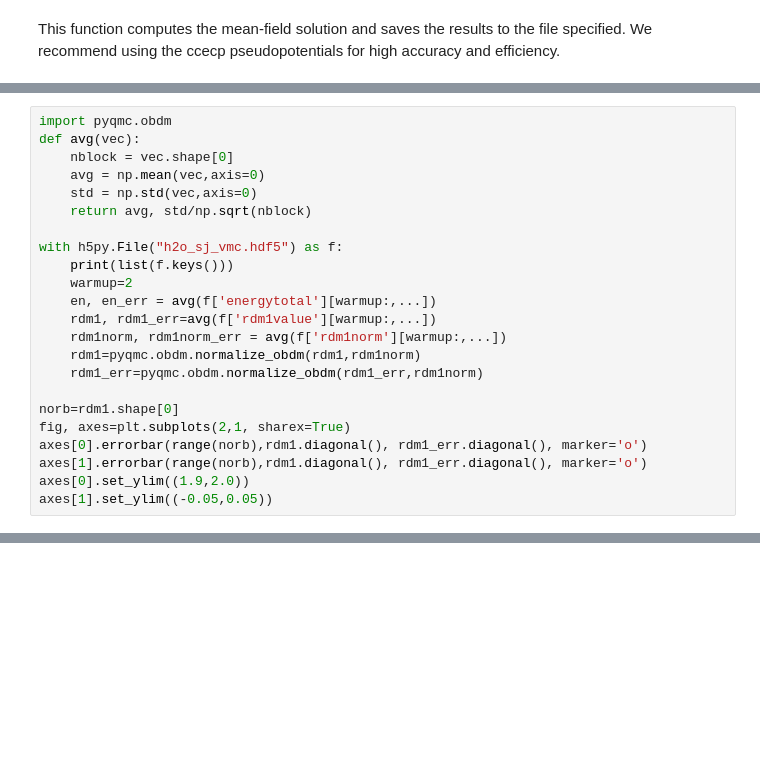
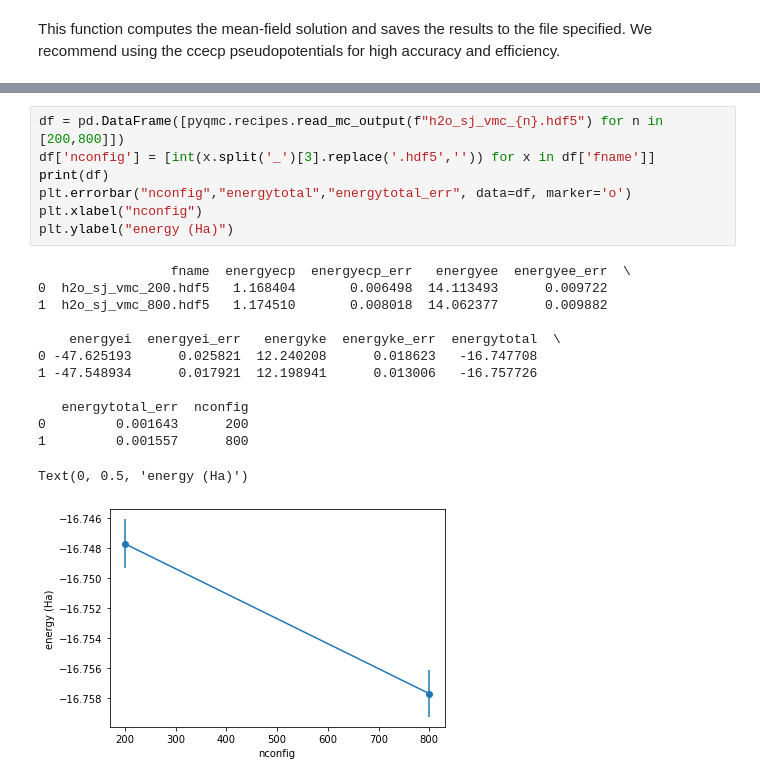
Before and after one commit to WagnerGroup/pyqmc, a Jupyter notebook: examples/tutorial.ipynb, the cells around one changed output, grey strips where cells are left out. Drawn from its saved outputs; the diff is of its cells as text; blank space fills up the shorter version.

```diff
--- a/examples/tutorial.ipynb
+++ b/examples/tutorial.ipynb
@@ -118,23 +84,0 @@ For the Hartree-Fock wave function, the occupations of the 1-RDM would be equal
-# %%
-import pyqmc.obdm
-def avg(vec):
-    nblock = vec.shape[0]
-    avg = np.mean(vec,axis=0)
-    std = np.std(vec,axis=0)
-    return avg, std/np.sqrt(nblock)
-
-with h5py.File("h2o_sj_vmc.hdf5") as f:
-    print(list(f.keys()))
-    warmup=2
-    en, en_err = avg(f['energytotal'][warmup:,...])
-    rdm1, rdm1_err=avg(f['rdm1value'][warmup:,...])
-    rdm1norm, rdm1norm_err = avg(f['rdm1norm'][warmup:,...])
-    rdm1=pyqmc.obdm.normalize_obdm(rdm1,rdm1norm)
-    rdm1_err=pyqmc.obdm.normalize_obdm(rdm1_err,rdm1norm)
-
-norb=rdm1.shape[0]
-fig, axes=plt.subplots(2,1, sharex=True)
-axes[0].errorbar(range(norb),rdm1.diagonal(), rdm1_err.diagonal(), marker='o')
-axes[1].errorbar(range(norb),rdm1.diagonal(), rdm1_err.diagonal(), marker='o')
-axes[0].set_ylim((1.9,2.0))
-axes[1].set_ylim((-0.05,0.05))
@@ -168,0 +85,21 @@ dict_keys(['atoms', 'data', 'origin'])
+# %%
+df = pd.DataFrame([pyqmc.recipes.read_mc_output(f"h2o_sj_vmc_{n}.hdf5") for n in [200,800]])
+df['nconfig'] = [int(x.split('_')[3].replace('.hdf5','')) for x in df['fname']]
+print(df)
+plt.errorbar("nconfig","energytotal","energytotal_err", data=df, marker='o')
+plt.xlabel("nconfig")
+plt.ylabel("energy (Ha)")
+# %% [output]
+                 fname  energyecp  energyecp_err   energyee  energyee_err  \
+0  h2o_sj_vmc_200.hdf5   1.168404       0.006498  14.113493      0.009722
+1  h2o_sj_vmc_800.hdf5   1.174510       0.008018  14.062377      0.009882
+
+    energyei  energyei_err   energyke  energyke_err  energytotal  \
+0 -47.625193      0.025821  12.240208      0.018623   -16.747708
+1 -47.548934      0.017921  12.198941      0.013006   -16.757726
+
+   energytotal_err  nconfig
+0         0.001643      200
+1         0.001557      800
+Text(0, 0.5, 'energy (Ha)')
+[figure, added]
```
Also changed, not shown: parts of 18 cells of this notebook, 2 other files.
